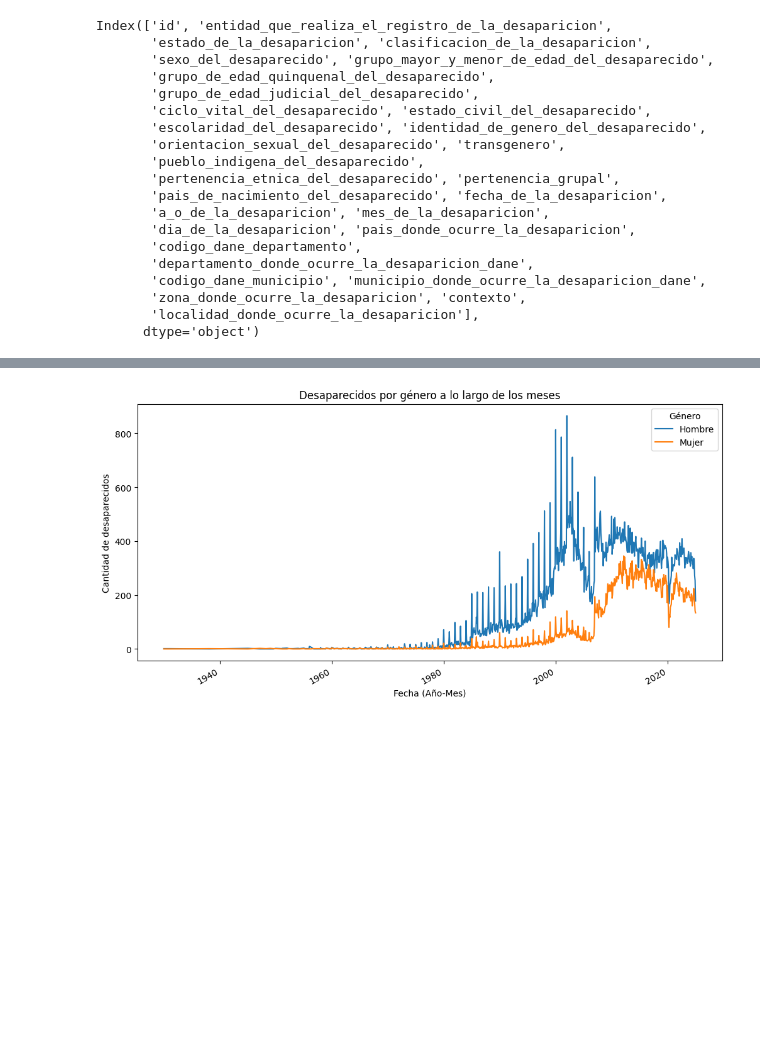
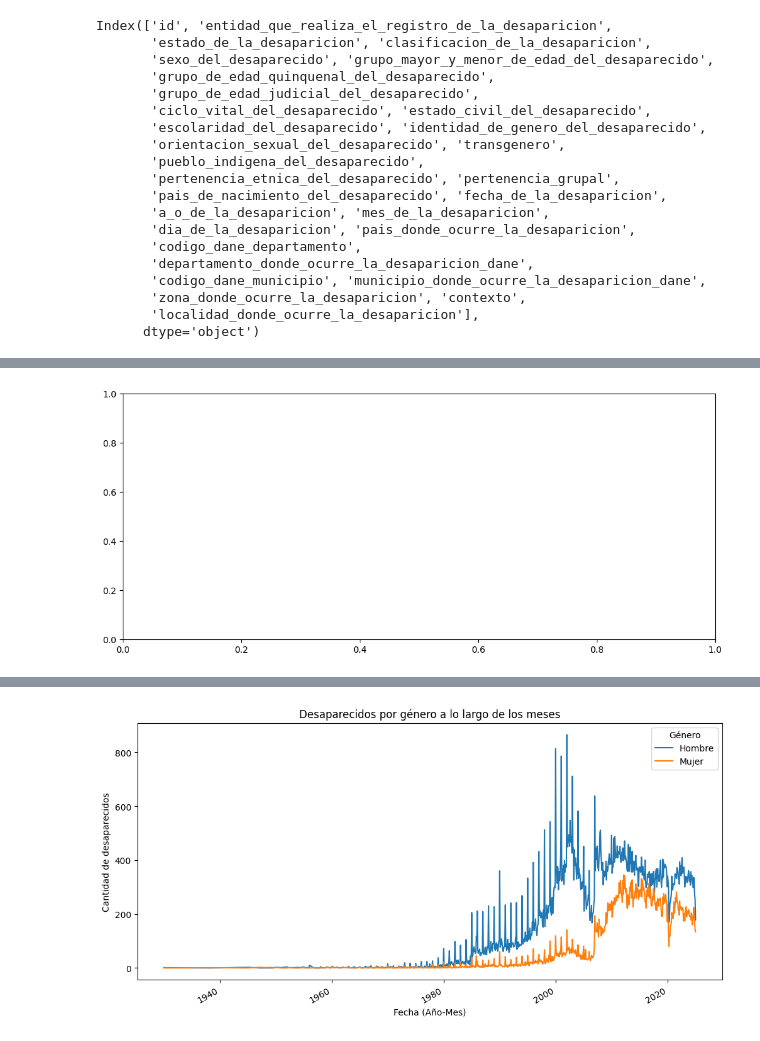
Before and after one commit to osop9604/desaparecidos_colombia, a Jupyter notebook: eda.ipynb, the cells around one changed output, grey strips where cells are left out. Saved outputs shown, nothing was run; the diff lists cells and outputs as text; code cells hidden in the pictures; blank space fills up the shorter version.

```diff
--- a/eda.ipynb
+++ b/eda.ipynb
@@ -51,0 +105,17 @@ des_genero = results_df[['sexo_del_desaparecido','year_month']]
+# %%
+frames = des_bogota_por_mes['year'].unique()
+# %%
+des_bogota_por_mes = des_bogota_por_mes[(des_bogota_por_mes['year']>2000) & (des_bogota_por_mes['year']<2025)]
+# %%
+fig, ax = plt.subplots(figsize = (12,5))
+
+def animate(frame):
+
+    des_bog = des_bogota_por_mes[des_bogota_por_mes['year'] == frame]
+    ax.barh(des_bog['localidad_donde_ocurre_la_desaparicion'],des_bog['total_des'])
+
+anim = animation.FuncAnimation(fig, animate, frames=frames, interval=200)
+plt.show()
+anim.save('animacion.gif', writer='ffmpeg', fps=30)
+# %% [output]
+[figure, added]
```
Also changed, not shown: parts of 10 cells of this notebook, 1 other file.
